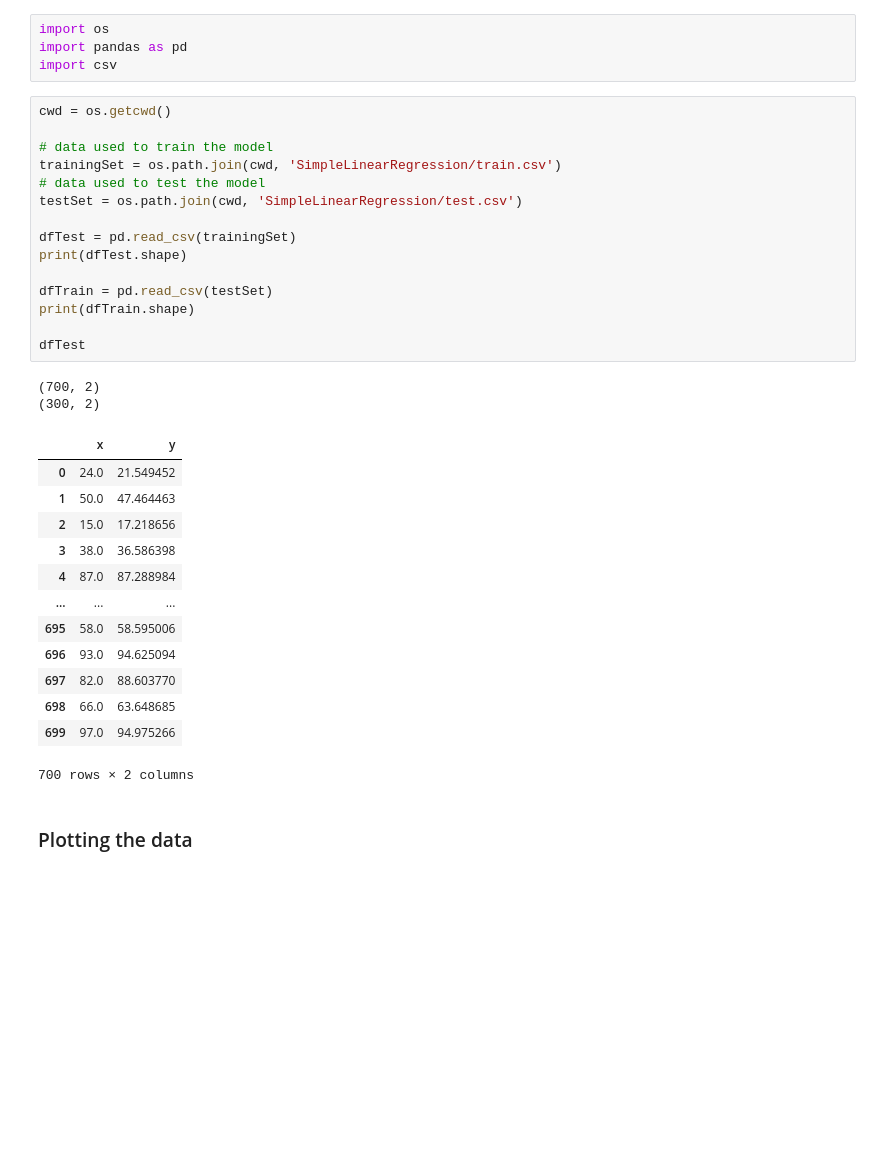
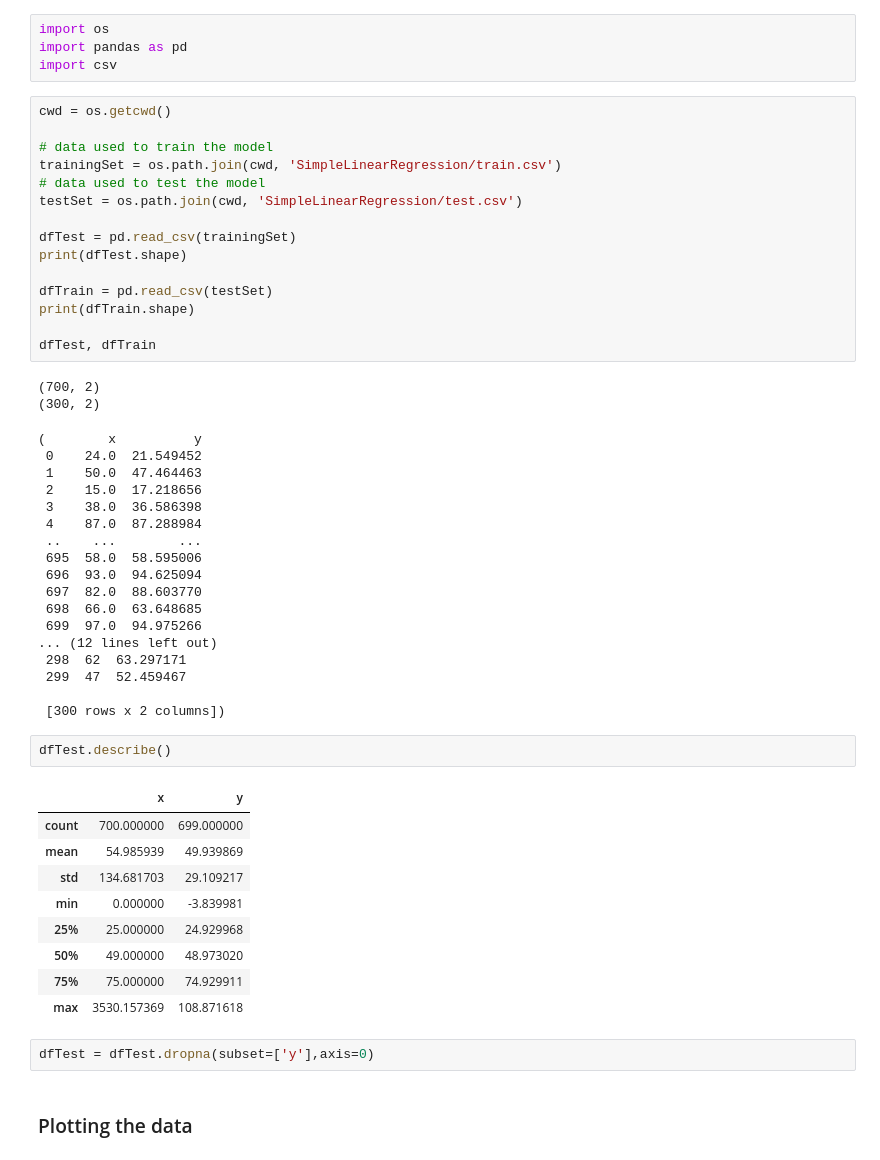
Before and after one commit to reascr/Practice, a Jupyter notebook: LinearRegression/Simple Linear Regression.ipynb, the cells around one changed output. Cells and saved outputs as stored; diff of their text form; blank space fills up the shorter version.

```diff
--- a/LinearRegression/Simple Linear Regression.ipynb
+++ b/LinearRegression/Simple Linear Regression.ipynb
@@ -21,23 +21,41 @@ print(dfTest.shape)
 dfTrain = pd.read_csv(testSet)
 print(dfTrain.shape)
 
-dfTest
+dfTest, dfTrain
 # %% [output]
 (700, 2)
 (300, 2)
-|  | x | y |
-| 0 | 24.0 | 21.549452 |
-| 1 | 50.0 | 47.464463 |
-| 2 | 15.0 | 17.218656 |
-| 3 | 38.0 | 36.586398 |
-| 4 | 87.0 | 87.288984 |
-| ... | ... | ... |
-| 695 | 58.0 | 58.595006 |
-| 696 | 93.0 | 94.625094 |
-| 697 | 82.0 | 88.603770 |
-| 698 | 66.0 | 63.648685 |
-| 699 | 97.0 | 94.975266 |
-700 rows × 2 columns
+(        x          y
+ 0    24.0  21.549452
+ 1    50.0  47.464463
+ 2    15.0  17.218656
+ 3    38.0  36.586398
+ 4    87.0  87.288984
+ ..    ...        ...
+ 695  58.0  58.595006
+ 696  93.0  94.625094
+ 697  82.0  88.603770
+ 698  66.0  63.648685
+ 699  97.0  94.975266
+... (12 lines left out)
+ 298  62  63.297171
+ 299  47  52.459467
+
+ [300 rows x 2 columns])
+# %%
+dfTest.describe()
+# %% [output]
+|  | x | y |
+| count | 700.000000 | 699.000000 |
+| mean | 54.985939 | 49.939869 |
+| std | 134.681703 | 29.109217 |
+| min | 0.000000 | -3.839981 |
+| 25% | 25.000000 | 24.929968 |
+| 50% | 49.000000 | 48.973020 |
+| 75% | 75.000000 | 74.929911 |
+| max | 3530.157369 | 108.871618 |
+# %%
+dfTest = dfTest.dropna(subset=['y'],axis=0)
 # %% [markdown]
 ### Plotting the data
 # %%
```
Also changed, not shown: parts of 2 cells of this notebook.
